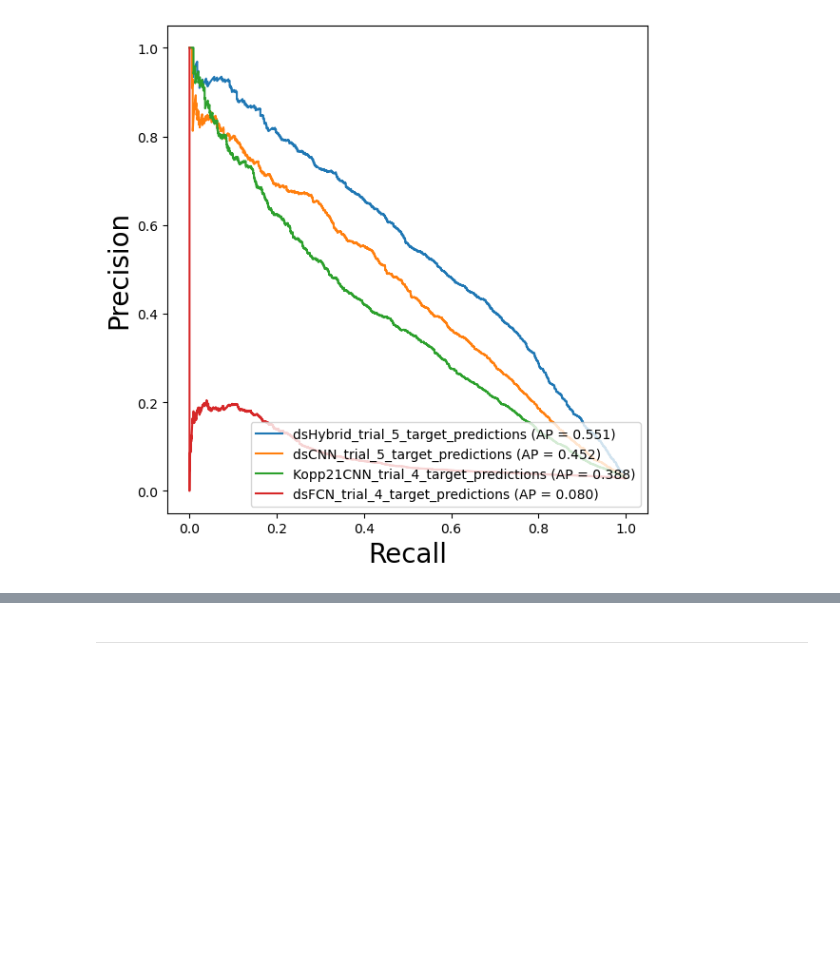
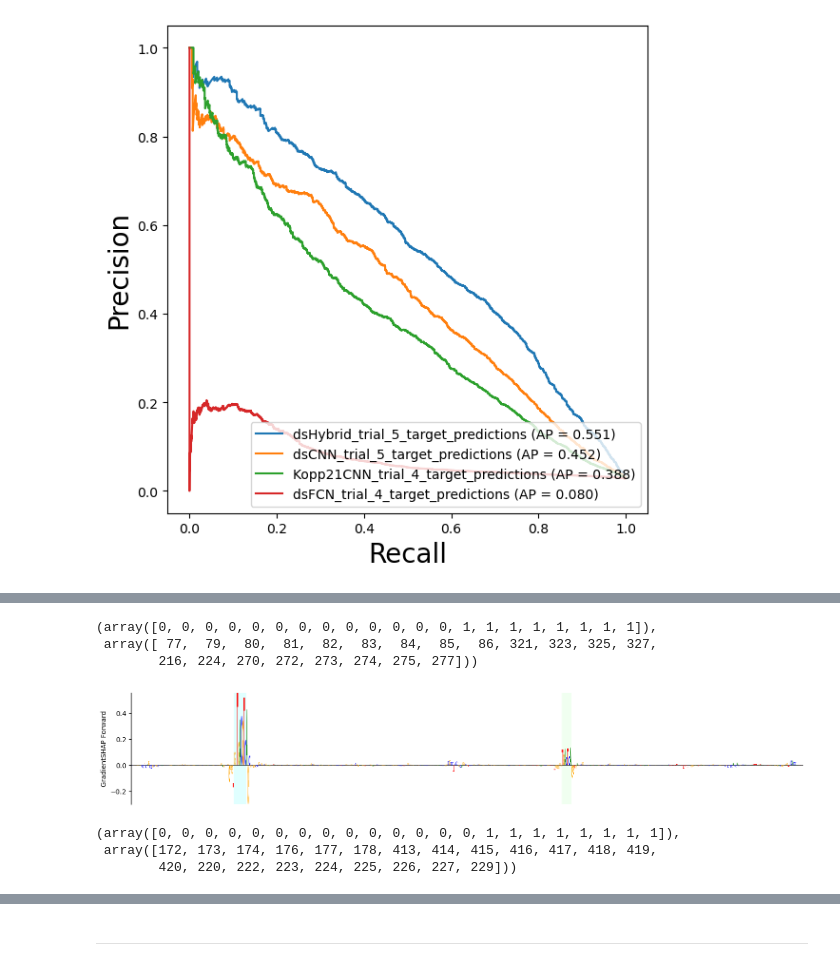
Before and after one commit to ML4GLand/EUGENe_paper, a Jupyter notebook: notebooks/kopp21/kopp21_plotting.ipynb, the cells around one changed output, grey strips where cells are left out. Cells and saved outputs as stored; diff of their text form; code cells hidden in the pictures; blank space fills up the shorter version.

```diff
--- a/notebooks/kopp21/kopp21_plotting.ipynb
+++ b/notebooks/kopp21/kopp21_plotting.ipynb
@@ -95,0 +98,2 @@ plt.show()
+# %%
+sdata_test = eu.dl.read_h5sd(os.path.join(eu.settings.output_dir, "jund_test_predictions_and_interpretations.h5sd"))
@@ -95,0 +142,2 @@ plt.show()
+# %%
+top2 = sdata_test["dsHybrid_trial_5_target_predictions"].sort_values(ascending=False).iloc[:2].index
@@ -95,0 +146,25 @@ plt.show()
+# %%
+np.where(np.sum(sdata_test.uns["GradientSHAP_forward_imps"][top2_idx], axis=1) > 0.1)
+# %% [output]
+(array([0, 0, 0, 0, 0, 0, 0, 0, 0, 0, 0, 0, 0, 1, 1, 1, 1, 1, 1, 1, 1]),
+ array([ 77,  79,  80,  81,  82,  83,  84,  85,  86, 321, 323, 325, 327,
+        216, 224, 270, 272, 273, 274, 275, 277]))
+# %%
+eu.pl.lm_seq_track(
+    sdata_test,
+    seq_id=top2[0],
+    uns_key="GradientSHAP_forward_imps",
+    ylabel="GradientSHAP Forward",
+    figsize=(18, 3),
+    highlights=[(77,85), (321, 327)],
+    highlight_colors = ["lightcyan", "honeydew"],
+    save=os.path.join(eu.settings.figure_dir, "jund_best_Hybrid_model_GradientSHAP_forward_imps_top1.pdf")
+)
+# %% [output]
+[figure, added]
+# %%
+np.where(np.sum(sdata_test.uns["GradientSHAP_reverse_imps"][top2_idx], axis=1) > 0.1)
+# %% [output]
+(array([0, 0, 0, 0, 0, 0, 0, 0, 0, 0, 0, 0, 0, 0, 1, 1, 1, 1, 1, 1, 1, 1]),
+ array([172, 173, 174, 176, 177, 178, 413, 414, 415, 416, 417, 418, 419,
+        420, 220, 222, 223, 224, 225, 226, 227, 229]))
```
Also changed, not shown: parts of 23 cells of this notebook, 18 other files.
